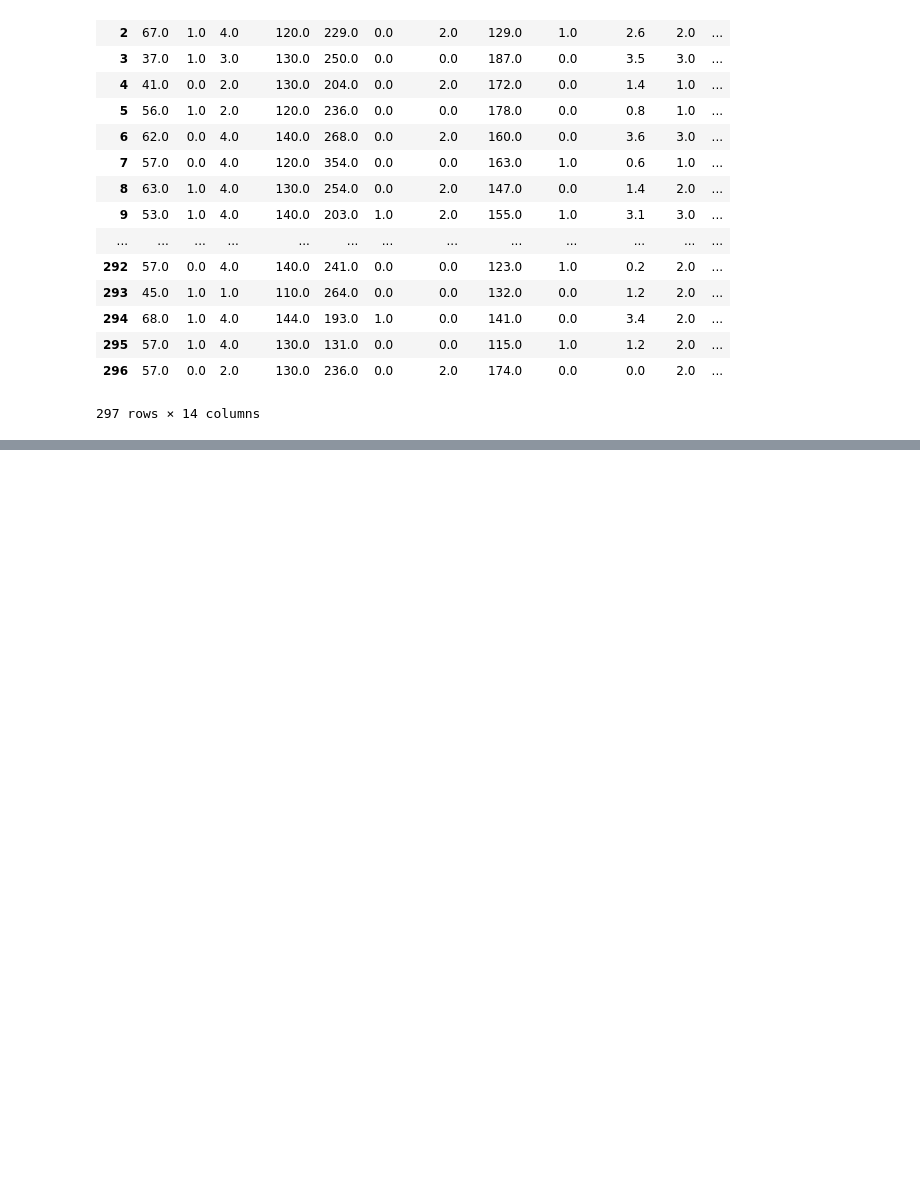
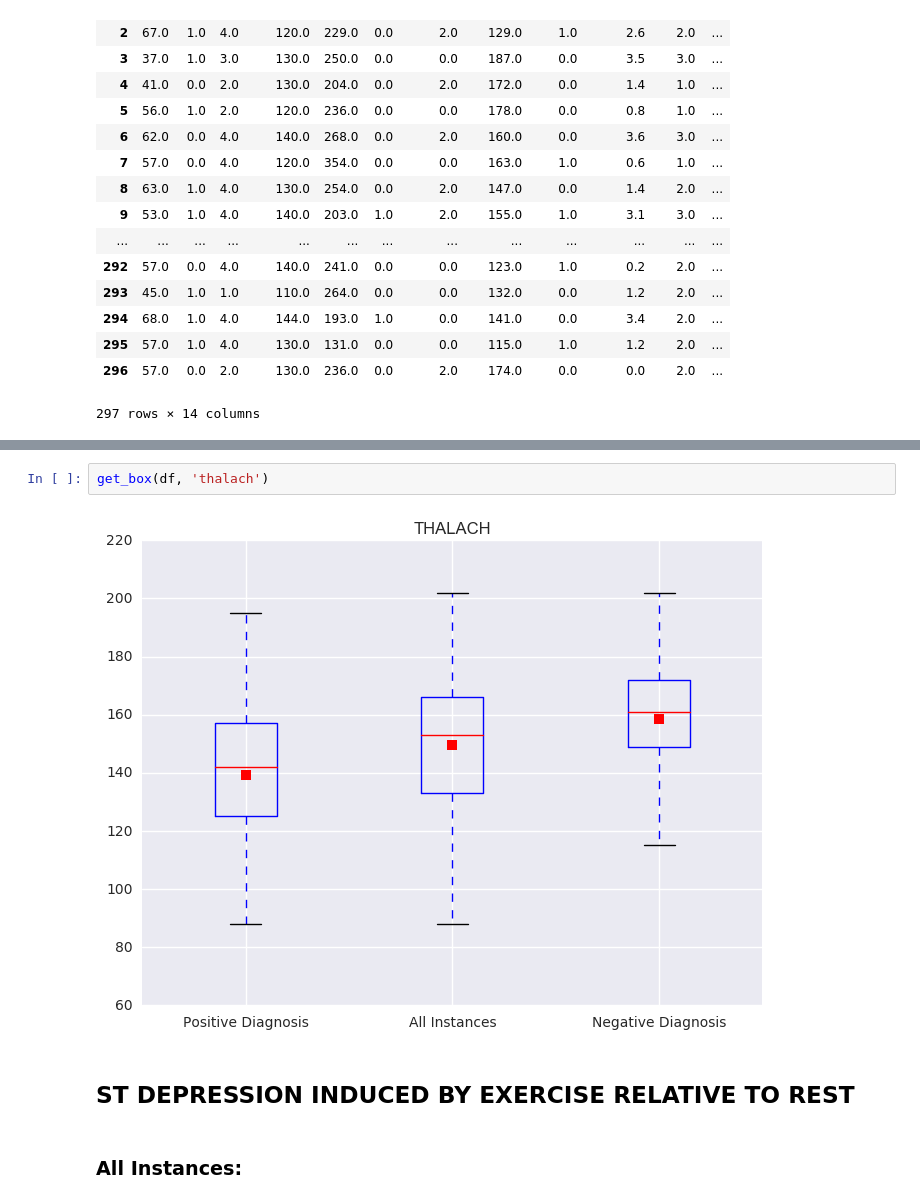
Before and after one commit to MACoup/cleveland-heart-disease, a Jupyter notebook: EDA/EDA.ipynb, the cells around one changed output, grey strips where cells are left out. Drawn from its saved outputs; the diff is of its cells as text; blank space fills up the shorter version.

```diff
--- a/EDA/EDA.ipynb
+++ b/EDA/EDA.ipynb
@@ -38,0 +179,8 @@ KeyError: 0
+# %%
+get_box(df, 'thalach')
+# %% [output]
+[figure, added]
+# %% [markdown]
+## ST DEPRESSION INDUCED BY EXERCISE RELATIVE TO REST
+# %% [markdown]
+### All Instances:
```
Also changed, not shown: parts of 97 cells of this notebook, 19 other files.
